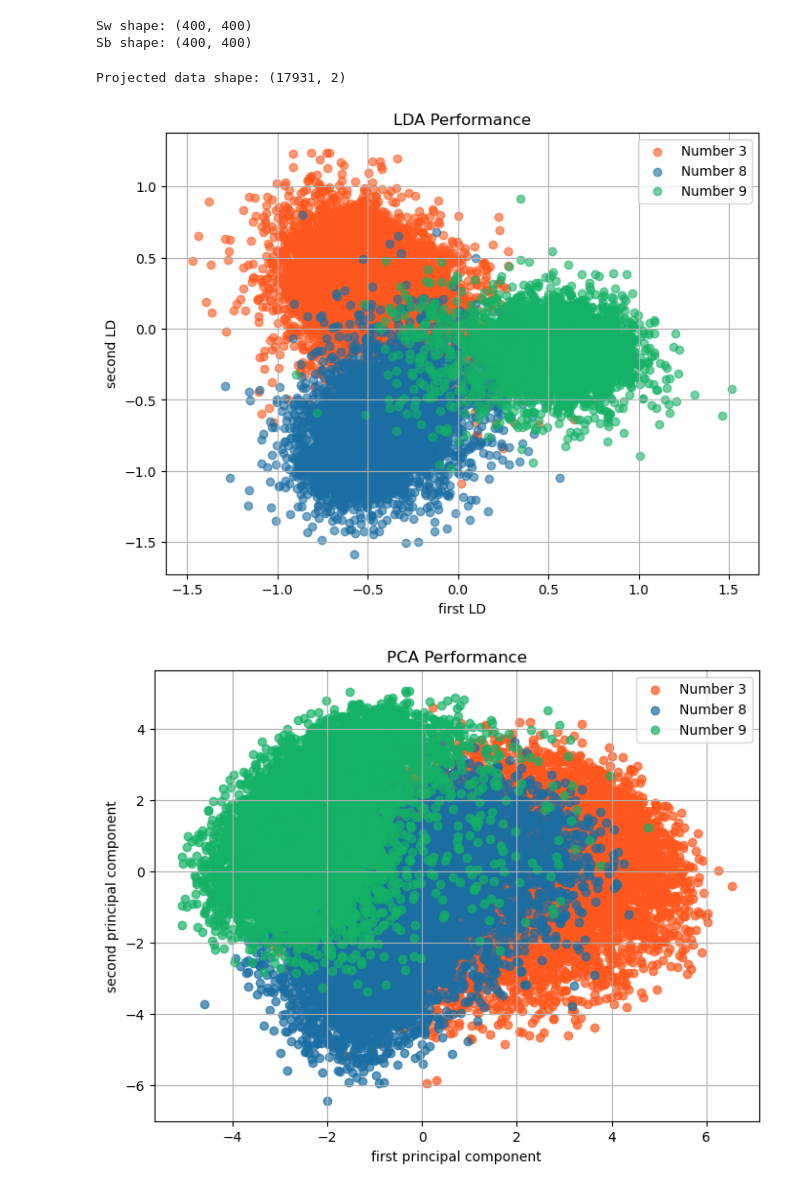
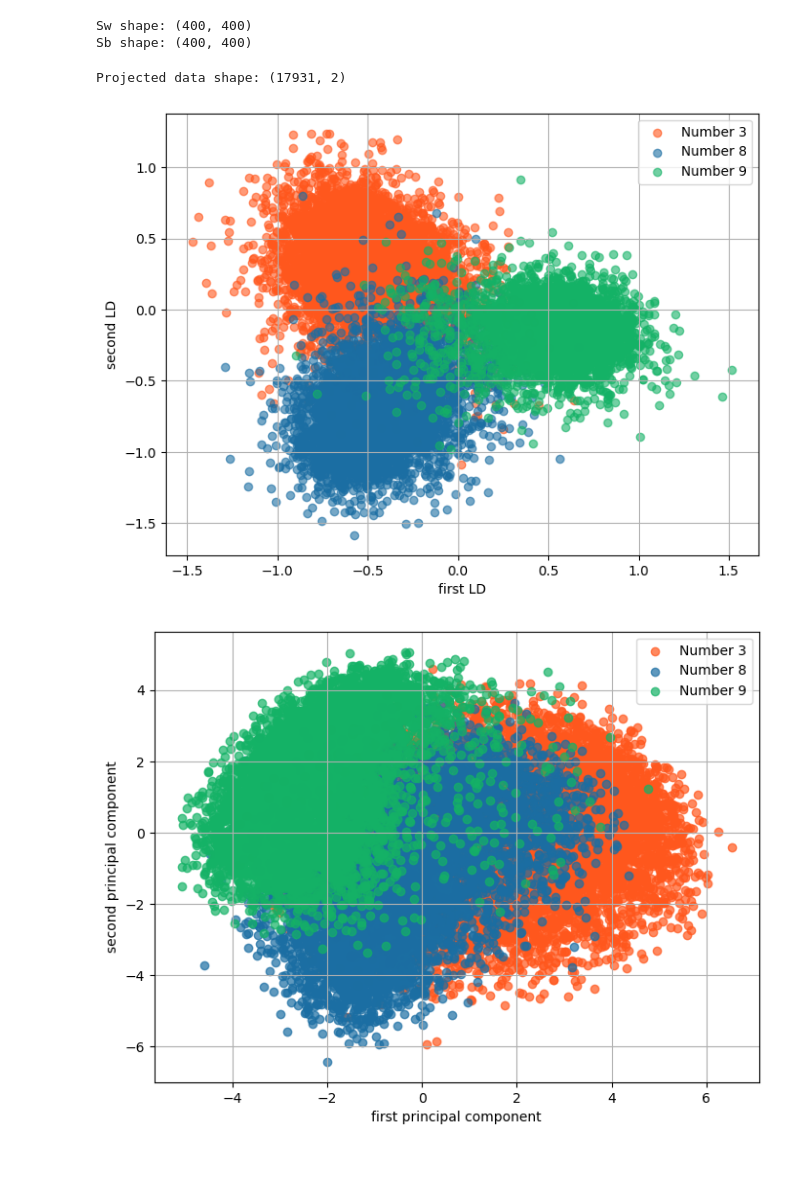
Before and after one commit to Bessgendre/AMSC660-Final-2024, a Jupyter notebook: code/problem_1/LDA_PCA.ipynb, the cells around one changed output. Cells and saved outputs as stored; diff of their text form; code cells hidden in the pictures; blank space fills up the shorter version.

Commit message:
problem 1 figure refinement

```diff
--- a/code/problem_1/LDA_PCA.ipynb
+++ b/code/problem_1/LDA_PCA.ipynb
@@ -93,7 +93,7 @@ for i, label in enumerate(labels):
                 projected_data[train_labels == label, 1],
                 label=f"Number {label}", alpha=0.6, color=colors[i])
 
-plt.title("LDA Performance")
+
 plt.xlabel("first LD")
 plt.ylabel("second LD")
 plt.legend()
@@ -101,34 +101,34 @@ plt.grid()
 plt.show()
 # %% [output]
 Projected data shape: (17931, 2)
-[figure, old version]
+[figure, new version]
 # %%
 # Center the data by subtracting the mean
 centered_data = train_data - np.mean(train_data, axis=0)
 
 # Perform Singular Value Decomposition (SVD)
 U, S, Vt = np.linalg.svd(centered_data, full_matrices=False)
 
 # The top two principal components are the first two rows of Vt
 top_2_pcs = Vt[:2].T
 
 # Project the data onto the first two principal components
 pca_projected_data = centered_data @ top_2_pcs
 
 # Plot the PCA projection
 plt.figure(figsize=(8, 6))
 colors = ['#FF571D', '#1B6EA3', '#14B266']
 labels = [3, 8, 9]
 for i, label in enumerate(labels):
     plt.scatter(pca_projected_data[train_labels == label, 0],
                 pca_projected_data[train_labels == label, 1],
                 label=f"Number {label}", alpha=0.7, color=colors[i])
 
-plt.title("PCA Performance")
+# plt.title("PCA Performance")
 plt.xlabel("first principal component")
 plt.ylabel("second principal component")
 plt.legend()
 plt.grid()
 plt.show()
 # %% [output]
-[figure, old version]
+[figure, new version]
```
Also changed, not shown: 2 other files.
